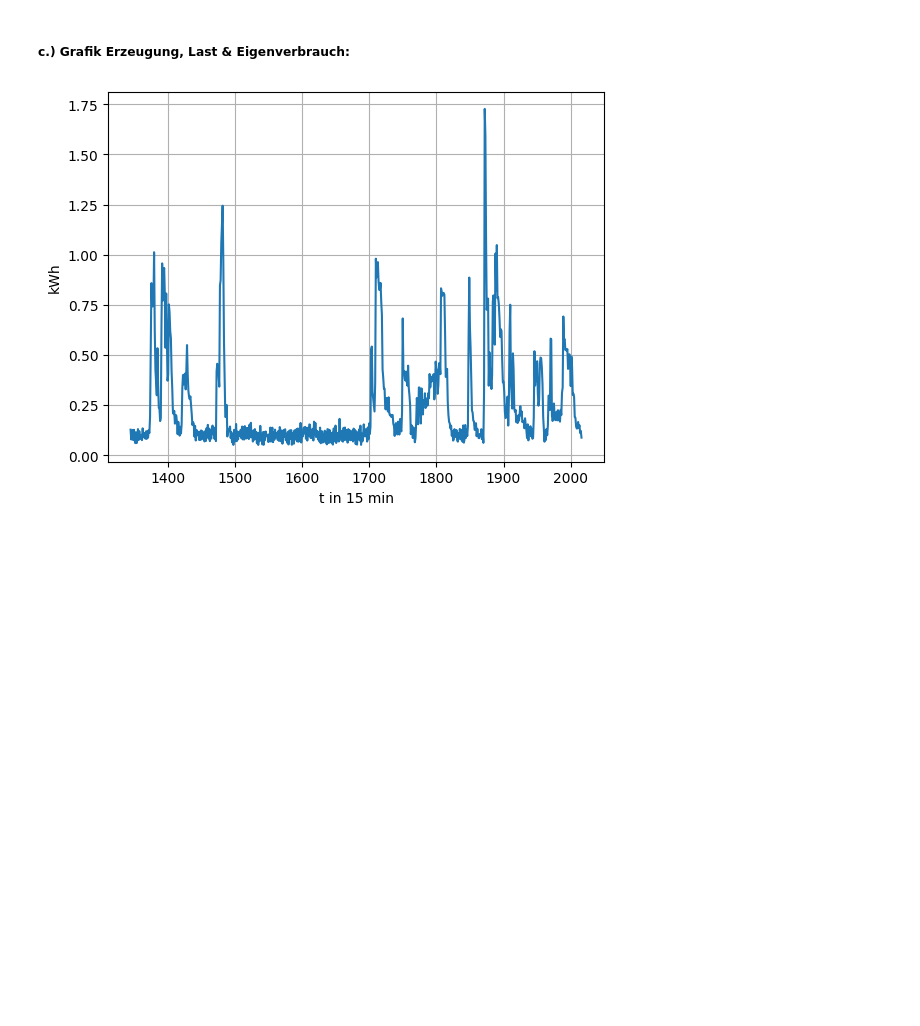
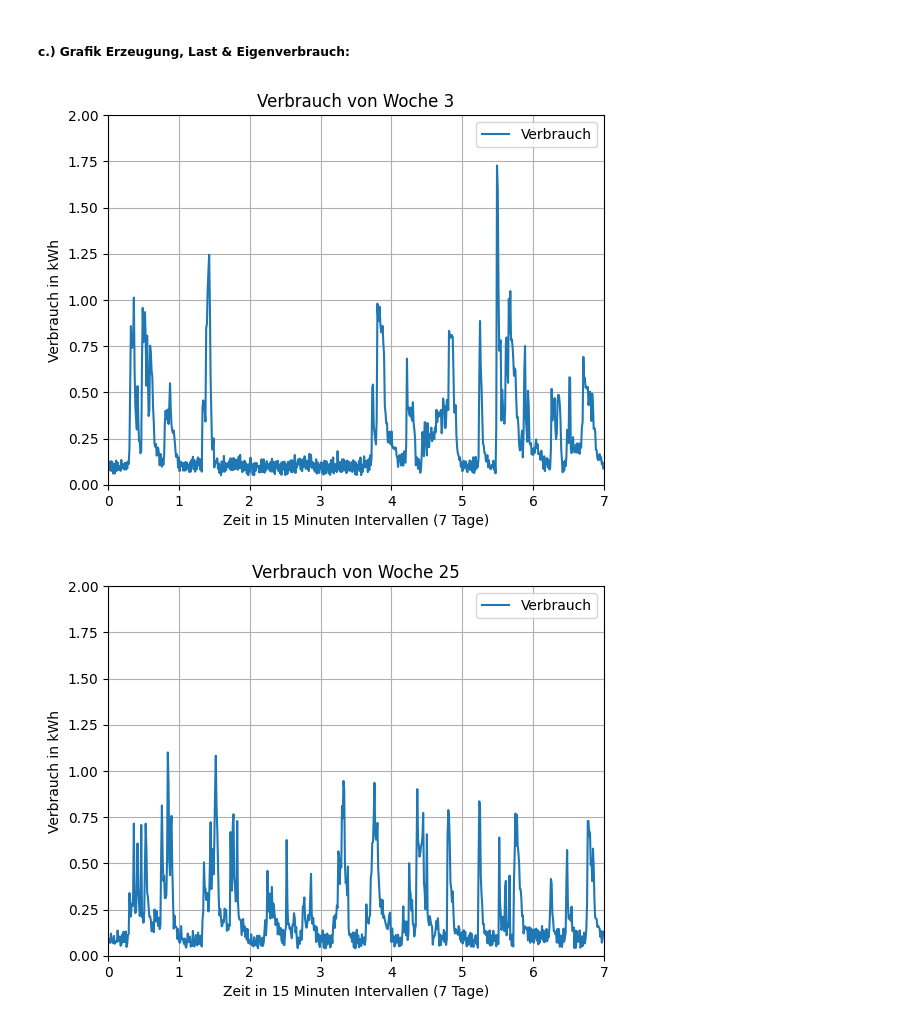
Before and after one commit to AhmedAkhi/2.UE, a Jupyter notebook: UE2_Gruppe2.ipynb, the cells around one changed output. Cells and saved outputs as stored; diff of their text form; code cells hidden in the pictures; blank space fills up the shorter version.

```diff
--- a/UE2_Gruppe2.ipynb
+++ b/UE2_Gruppe2.ipynb
@@ -321,20 +323,35 @@ plt.show()
 #Eine Woche => 672 Werte
 #3.Woche => Werte zwischen 2*672 und 3*672
 #25.Woche => Werte zwischen 24*672 und 25*672
-W3_start = 1 + 2*672
-W3_end = 1 + 3*672
+# Woche 3 definieren
+def Grafik(Haushalt,KW):
+    W3_start = 1 + (KW-1) * 672  # Index des Starts der dritten Woche
+    W3_end = 1 + (KW) * 672    # Index des Endes der dritten Woche
 
-W25_start = 1 + 24*672
-W25_end = 1 + 25*672
+    # Ticks für 7 Tage setzen
+    ticks_per_day = 96  # 96 Werte pro Tag (15 Minuten Intervalle)
+    days = 8
+    ticks = np.arange(0, days * ticks_per_day, ticks_per_day)
+    tick_labels = np.arange(0, days)
 
-fig, ax = plt.subplots()
-ax.plot(np.arange(W3_start, W3_end), dfVerbrauch["1"][W3_start:W3_end]/1000,  label="Verbrauch Haushalt1")
-ax.set_title("")
-ax.set_xlabel('t in 15 min')
-ax.set_ylabel('kWh')
-ax.grid(True, zorder=1)
+    # Plot erstellen
+    fig, ax = plt.subplots()
+    ax.plot(np.arange(0, W3_end - W3_start), Haushalt[W3_start:W3_end], label="Verbrauch")
+    ax.set_title(f"Woche {KW}")
+    ax.set_xlabel('Zeit in 15 Minuten Intervallen (7 Tage)')
+    ax.set_ylabel('Verbrauch in kWh')
+    ax.grid(True, zorder=1)
+    ax.set_xticks(ticks)
+    ax.set_xticklabels(tick_labels)
+    ax.set_ylim(0, 2)
+    ax.legend()
 
-
-plt.show()
+    plt.xlim(0, 672)
+    plt.ylim(0, 2)
+    plt.show()
-# %% [output]
-[figure, removed]
+# %%
+Grafik(Haushalt1, 3)
+Grafik(Haushalt1, 25)
+# %% [output]
+[figure, added]
+[figure, added]
```
Also changed, not shown: parts of 1 cell of this notebook.
